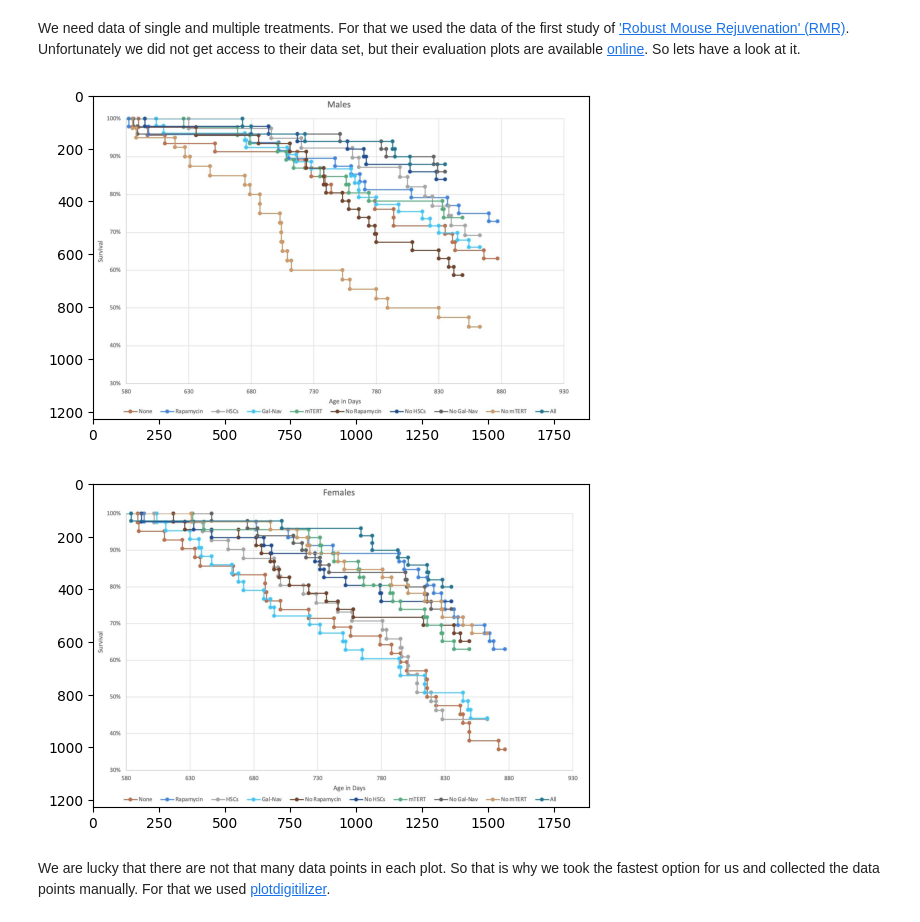
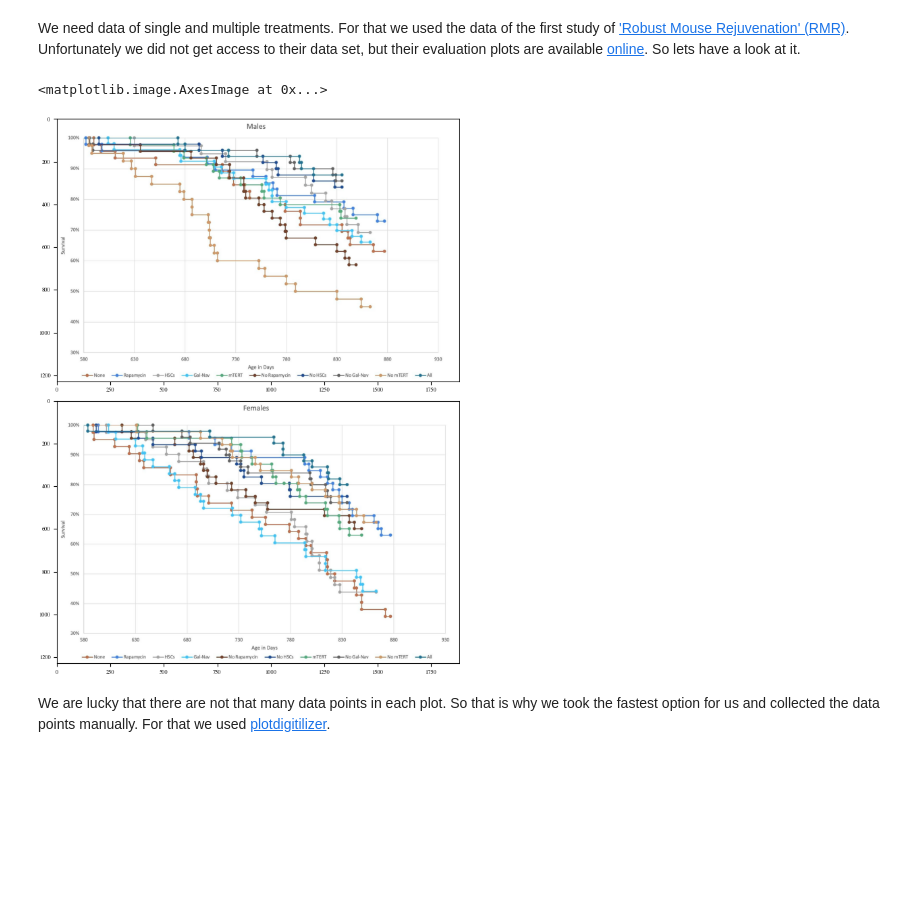
Before and after one commit to shs2017/Data-Literacy, a Jupyter notebook: exp/002_ExtractingPointsFromPlot.ipynb, the cells around one changed output. Saved outputs shown, nothing was run; the diff lists cells and outputs as text; code cells hidden in the pictures; blank space fills up the shorter version.

```diff
--- a/exp/002_ExtractingPointsFromPlot.ipynb
+++ b/exp/002_ExtractingPointsFromPlot.ipynb
@@ -17,19 +17,24 @@ from lifelines import KaplanMeierFitter
 # %%
 # Define constants
-ROUNDING_DIGITS = 2
+ROUNDING_DIGITS = 4
 STARTING_DAY = 580
+SAVE_EVERYTHING = True
+COLOR_LIST = ['#4e75b8', '#dc813b', '#a4a4a4', '#f6c042', '#29437c', '#97481d', '#7eab4a', '#616161', '#6b98d0', '#9b7425']
+TREATEMENT_LIST = ['None', 'Rapamycin', 'HSCs', 'Gal-Nav', 'no_Rapamycin', 'no_HSCs', 'mTERT', 'no_Gal_Nav', 'no_mTERT', 'All']
+USE_LATEX = False
+FILE_SAVE_ENDING = '.pdf'    # Download it once as .jpg to make the comparison with the original data plots
 # %% [markdown]
 We need data of single and multiple treatments. For that we used the data of the first study of ['Robust Mouse Rejuvenation' (RMR)](https://www.levf.org/projects/robust-mouse-rejuvenation-study-1). Unfortunately we did not get access to their data set, but their evaluation plots are available [online](https://www.levf.org/projects/robust-mouse-rejuvenation-study-1/study-updates/november-5th-2023-cem49). So lets have a look at it.
 # %%
 raw_plot_image_male = cv2.imread('../dat/img/23_12_RMR_Males.jpg')
-plt.imshow(raw_plot_image_male)
-plt.show()
 raw_plot_image_female = cv2.imread('../dat/img/23_12_RMR_Females.jpg')
-plt.imshow(raw_plot_image_female)
-plt.show()
+plt.rcParams.update(bundles.icml2022(column='full', nrows=2, ncols=1, usetex=USE_LATEX))
+fig, (ax1, ax2) = plt.subplots(2, 1)
+ax1.imshow(raw_plot_image_male)
+ax2.imshow(raw_plot_image_female)
 # %% [output]
+<matplotlib.image.AxesImage at 0x...>
-[figure, old version]
+[figure, new version]
-[figure, removed]
 # %% [markdown]
 We are lucky that there are not that many data points in each plot. So that is why we took the fastest option for us and collected the data points manually. For that we used [plotdigitilizer](https://plotdigitizer.com/).
 # %%
```
Also changed, not shown: parts of 26 cells of this notebook, 11 other files.
